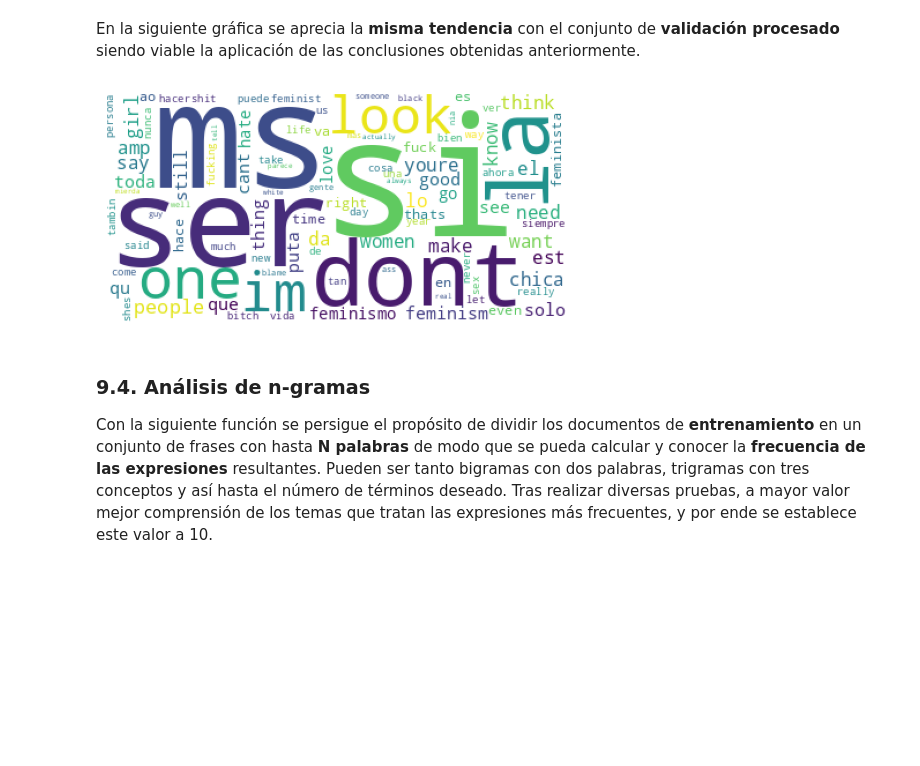
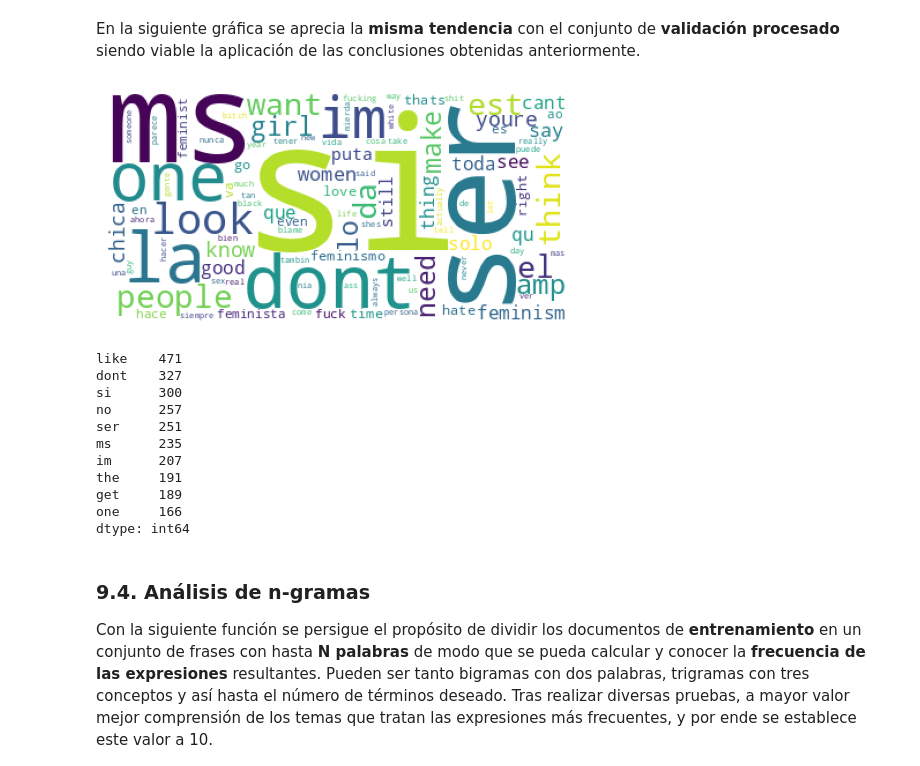
Before and after one commit to lidiasm/DATCOM-TFM, a Jupyter notebook: notebooks/eda.ipynb, the cells around one changed output. Cells and saved outputs as stored; diff of their text form; code cells hidden in the pictures; blank space fills up the shorter version.

```diff
--- a/notebooks/eda.ipynb
+++ b/notebooks/eda.ipynb
@@ -371,19 +396,33 @@ En la siguiente gráfica se aprecia la **misma tendencia** con el conjunto de **
 # %%
 # Set a wordcloud chart with a white background and 100 words max
 word_cloud_object = WordCloud(
     background_color="white",
     max_words=100)
 
 # Create a wordcloud chart with the train dataset
 wordcloud = word_cloud_object.generate(str(list(test_df["cleaned_text"].values)))
 
 # Plot settings
 fig = plt.figure(1, figsize=(10,3))
 plt.axis('off')
 plt.imshow(wordcloud)
 plt.show()
+
+# TOP 10 most frequent words ~ Absolute frequency
+pd.Series(" ".join(test_df.cleaned_text).split()).value_counts()[:10]
 # %% [output]
-[figure, old version]
+[figure, new version]
+like    471
+dont    327
+si      300
+no      257
+ser     251
+ms      235
+im      207
+the     191
+get     189
+one     166
+dtype: int64
 # %% [markdown]
 ### 9.4. Análisis de n-gramas
 
```
Also changed, not shown: parts of 5 cells of this notebook.
